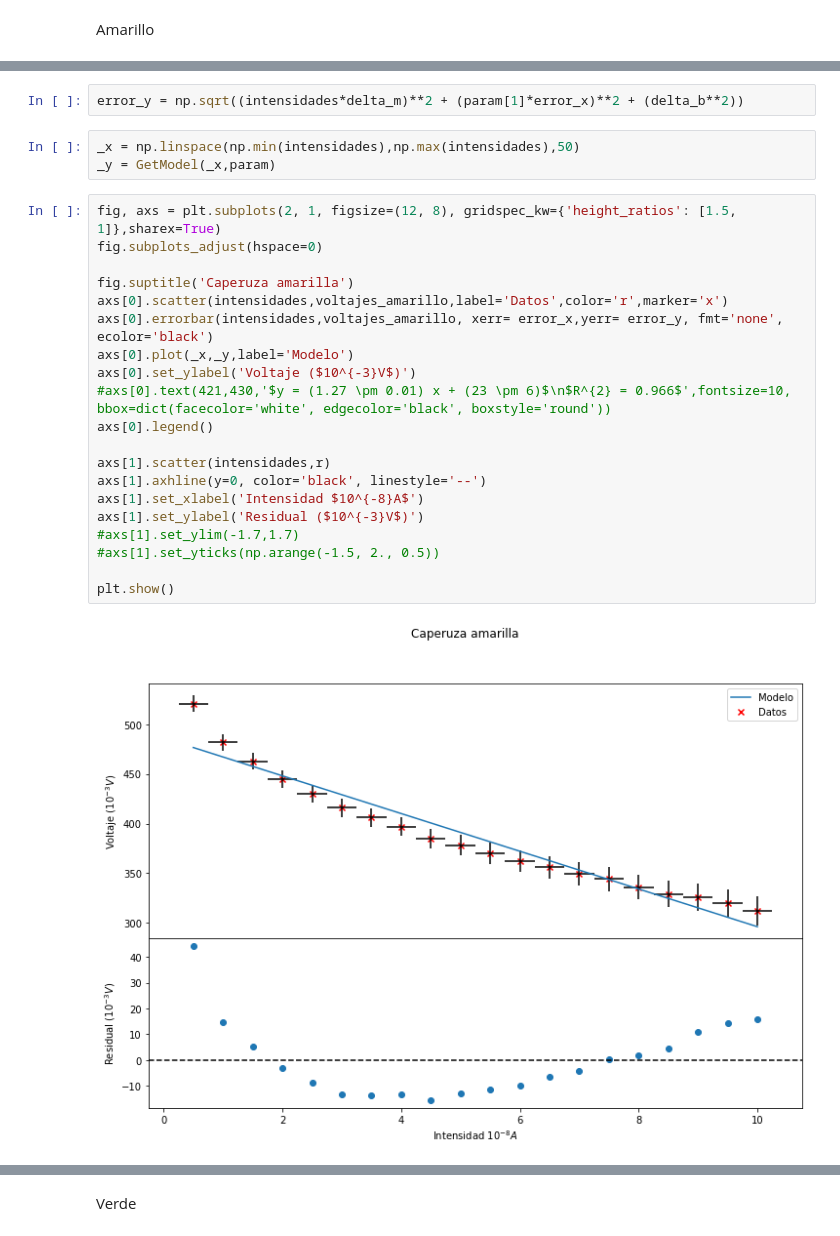
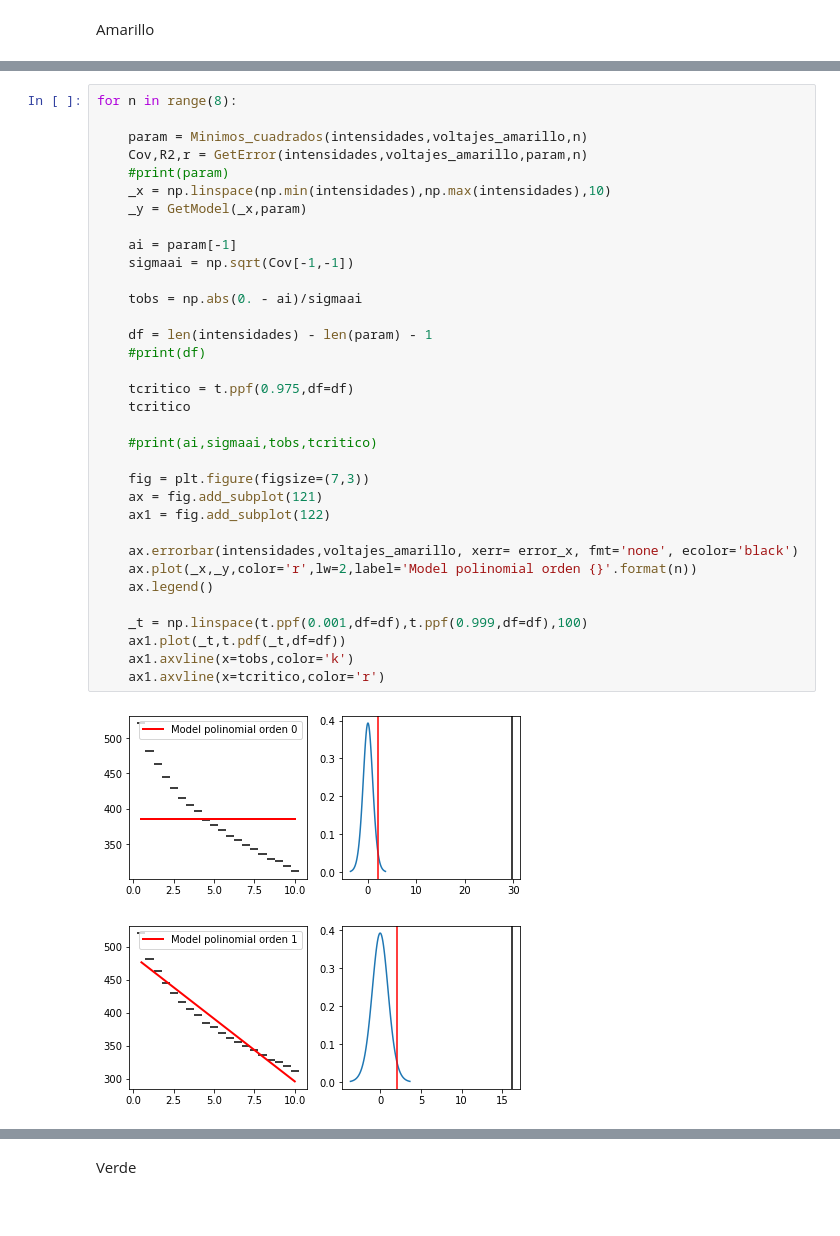
Before and after one commit to slaverdeg/Laboratorio-Moderna-GitHub, a Jupyter notebook: Efecto fotoeléctrico/código e_f.ipynb, the cells around one changed output, grey strips where cells are left out. Cells and saved outputs as stored; diff of their text form.

```diff
--- a/Efecto fotoeléctrico/código e_f.ipynb
+++ b/Efecto fotoeléctrico/código e_f.ipynb
@@ -149,27 +189,37 @@ array([ 16.01428571,  14.50225564,  10.99022556,   4.47819549,
-# %%
-error_y = np.sqrt((intensidades*delta_m)**2 + (param[1]*error_x)**2 + (delta_b**2))
-# %%
-_x = np.linspace(np.min(intensidades),np.max(intensidades),50)
-_y = GetModel(_x,param)
-# %%
-fig, axs = plt.subplots(2, 1, figsize=(12, 8), gridspec_kw={'height_ratios': [1.5, 1]},sharex=True)
-fig.subplots_adjust(hspace=0)
-
-fig.suptitle('Caperuza amarilla')
-axs[0].scatter(intensidades,voltajes_amarillo,label='Datos',color='r',marker='x')
-axs[0].errorbar(intensidades,voltajes_amarillo, xerr= error_x,yerr= error_y, fmt='none', ecolor='black')
-axs[0].plot(_x,_y,label='Modelo')
-axs[0].set_ylabel('Voltaje ($10^{-3}V$)')
-#axs[0].text(421,430,'$y = (1.27 \pm 0.01) x + (23 \pm 6)$\n$R^{2} = 0.966$',fontsize=10, bbox=dict(facecolor='white', edgecolor='black', boxstyle='round'))
-axs[0].legend()
-
-axs[1].scatter(intensidades,r)
-axs[1].axhline(y=0, color='black', linestyle='--')
-axs[1].set_xlabel('Intensidad $10^{-8}A$')
-axs[1].set_ylabel('Residual ($10^{-3}V$)')
-#axs[1].set_ylim(-1.7,1.7)
-#axs[1].set_yticks(np.arange(-1.5, 2., 0.5))
-
-plt.show()
-# %% [output]
-[figure, removed]
+# %%
+for n in range(8):
+
+    param = Minimos_cuadrados(intensidades,voltajes_amarillo,n)
+    Cov,R2,r = GetError(intensidades,voltajes_amarillo,param,n)
+    #print(param)
+    _x = np.linspace(np.min(intensidades),np.max(intensidades),10)
+    _y = GetModel(_x,param)
+
+    ai = param[-1]
+    sigmaai = np.sqrt(Cov[-1,-1])
+
+    tobs = np.abs(0. - ai)/sigmaai
+
+    df = len(intensidades) - len(param) - 1
+    #print(df)
+
+    tcritico = t.ppf(0.975,df=df)
+    tcritico
+
+    #print(ai,sigmaai,tobs,tcritico)
+
+    fig = plt.figure(figsize=(7,3))
+    ax = fig.add_subplot(121)
+    ax1 = fig.add_subplot(122)
+
+    ax.errorbar(intensidades,voltajes_amarillo, xerr= error_x, fmt='none', ecolor='black')
+    ax.plot(_x,_y,color='r',lw=2,label='Model polinomial orden {}'.format(n))
+    ax.legend()
+
+    _t = np.linspace(t.ppf(0.001,df=df),t.ppf(0.999,df=df),100)
+    ax1.plot(_t,t.pdf(_t,df=df))
+    ax1.axvline(x=tobs,color='k')
+    ax1.axvline(x=tcritico,color='r')
+# %% [output]
+[figure, added]
+[figure, added]
```
Also changed, not shown: parts of 22 cells of this notebook.
